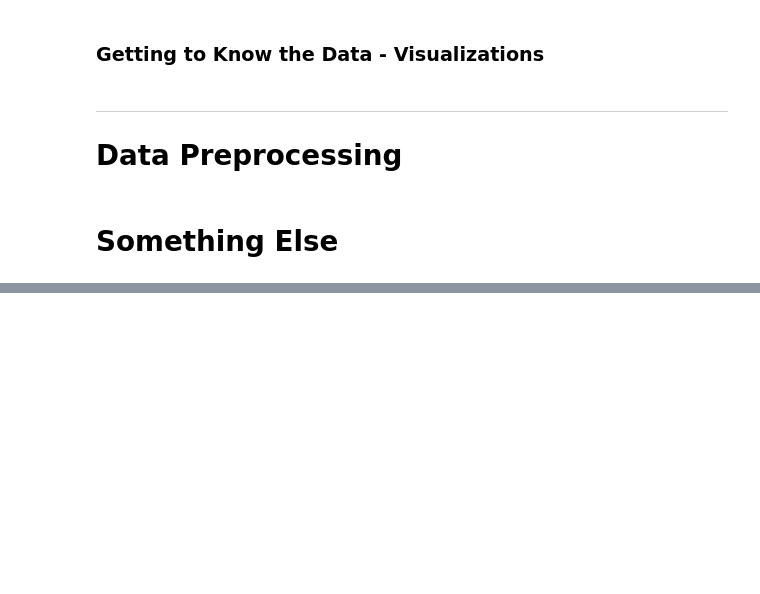
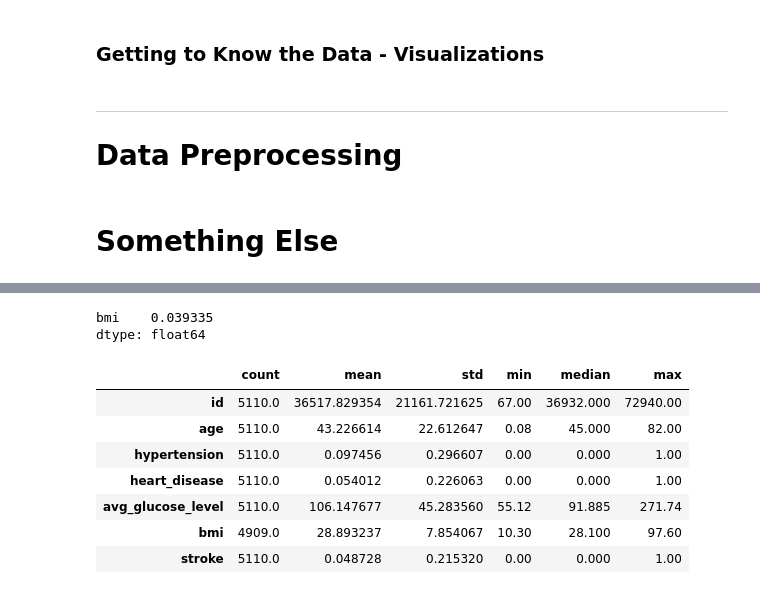
Before and after one commit to stefanosPanteli/EPL448_Team1_StrokePrediction, a Jupyter notebook: project.ipynb, the cells around one changed output, grey strips where cells are left out. Saved outputs shown, nothing was run; the diff lists cells and outputs as text; code cells hidden in the pictures; blank space fills up the shorter version.

```diff
--- a/project.ipynb
+++ b/project.ipynb
@@ -33,0 +154,21 @@
+# %%
+# Convert bmi to numeric (dataset often uses 'N/A'); create a clean copy for analysis
+df_clean = df.copy()
+df_clean["bmi"] = pd.to_numeric(df_clean["bmi"], errors="coerce")
+df_clean[["bmi"]].isna().mean()
+# %% [output]
+bmi    0.039335
+dtype: float64
+# %%
+# Numeric column summaries after cleaning BMI
+num_cols = df_clean.select_dtypes(include="number").columns
+df_clean[num_cols].agg(["count", "mean", "std", "min", "median", "max"]).T
+# %% [output]
+|  | count | mean | std | min | median | max |
+| id | 5110.0 | 36517.829354 | 21161.721625 | 67.00 | 36932.000 | 72940.00 |
+| age | 5110.0 | 43.226614 | 22.612647 | 0.08 | 45.000 | 82.00 |
+| hypertension | 5110.0 | 0.097456 | 0.296607 | 0.00 | 0.000 | 1.00 |
+| heart_disease | 5110.0 | 0.054012 | 0.226063 | 0.00 | 0.000 | 1.00 |
+| avg_glucose_level | 5110.0 | 106.147677 | 45.283560 | 55.12 | 91.885 | 271.74 |
+| bmi | 4909.0 | 28.893237 | 7.854067 | 10.30 | 28.100 | 97.60 |
+| stroke | 5110.0 | 0.048728 | 0.215320 | 0.00 | 0.000 | 1.00 |
```
Also changed, not shown: parts of 13 cells of this notebook.
